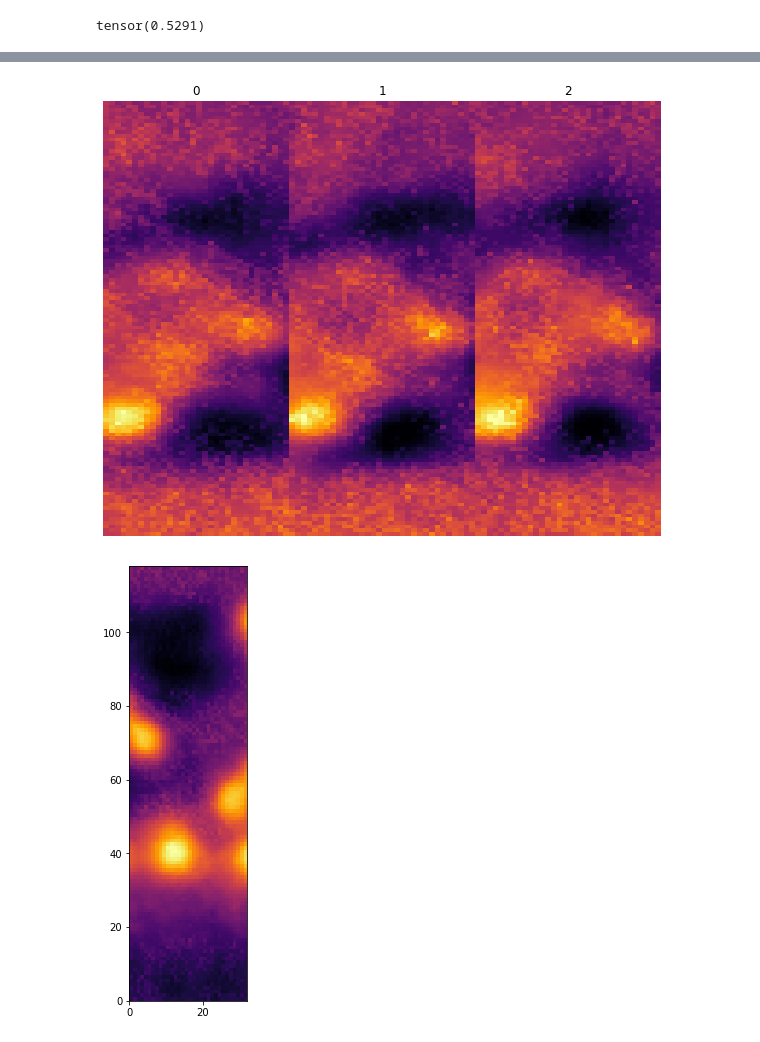
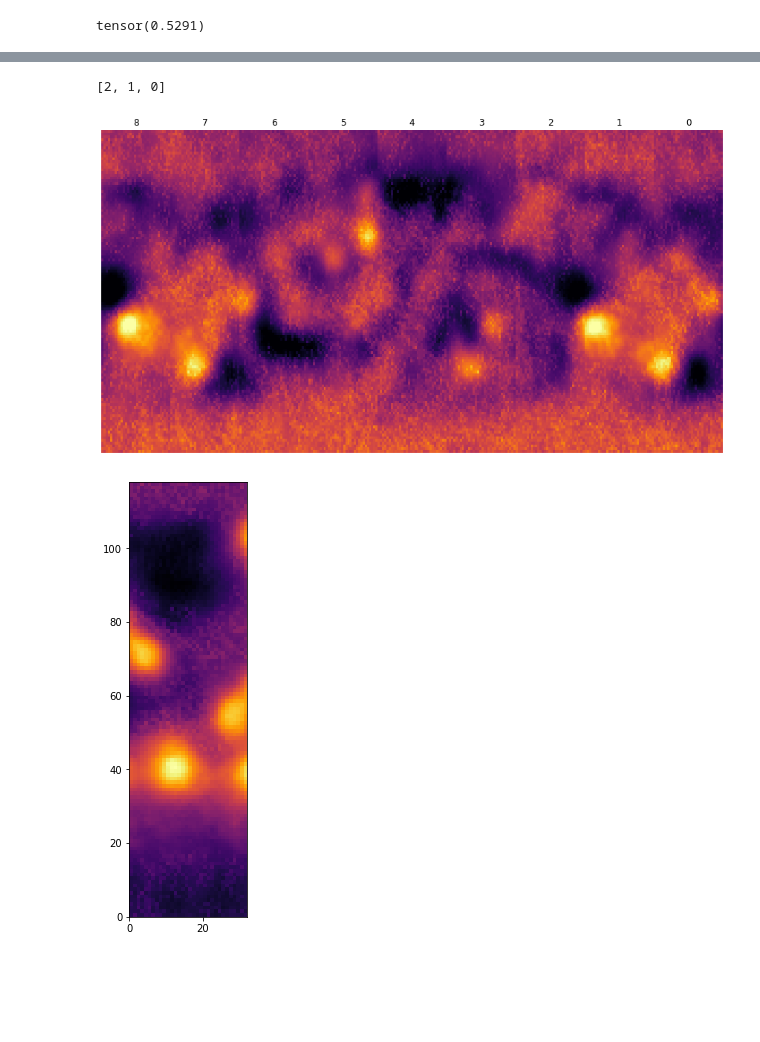
Before and after one commit to tvhahn/EarthGAN, a Jupyter notebook: notebooks/scratch/load_model_viz.ipynb, the cells around one changed output, grey strips where cells are left out. Drawn from its saved outputs; the diff is of its cells as text; code cells hidden in the pictures; blank space fills up the shorter version.

```diff
--- a/notebooks/scratch/load_model_viz.ipynb
+++ b/notebooks/scratch/load_model_viz.ipynb
@@ -197,41 +197,44 @@ for roll_n in range(0, 108, 4):
 96
 100
 104
+# %%
+title_list[::-1]
+# %% [output]
+[2, 1, 0]
 # %%
-fake_list = []
+fake_dict = {}
 title_list = []
-for i, roll_n in enumerate(range(0, 12, 4)):
-    fake=gen_output_slice_for_concatenate(input_data.to(device), gen, roll_increment=0, width=32)
-    fake_list.append(fake)
+for i, roll_n in enumerate(range(0, 36, 4)):
+    fake=gen_output_slice_for_concatenate(input_data.to(device), gen, roll_increment=roll_n, width=32)
+    fake_dict[i] = fake
     title_list.append(i)
-
 
 x_fake1=gen_output_slice_for_concatenate(input_data.to(device), gen, roll_increment=0, width=32)
 # print(x_fake1.shape)
 # x_fake2=gen_output_slice_for_concatenate(input_data.to(device), gen, roll_increment=4, width=32)
 # print(x_fake2.shape)
 # x_fake3=gen_output_slice_for_concatenate(input_data.to(device), gen, roll_increment=8, width=32)
 # x_fake3=gen_output_slice_for_concatenate(input_data.to(device), gen, roll_increment=8, width=32)
 
 # f = [x_fake1, x_fake2]
 # f = [x_fake3, x_fake2, x_fake1]
 # title_list = [3, 2, 1]
 
 vmax = x_fake1[0,0,90,:,:].max()
 vmin = x_fake1[0,0,90,:,:].min()
 
-fig, axes = plt.subplots(1,3, figsize=(10,8))
-for ax, x, t in zip(axes.flat, fake_list, title_list):
+fig, axes = plt.subplots(1,len(title_list), figsize=(15,8))
+for ax, fi in zip(axes.flat, title_list[::-1]):
 
-    ax.pcolormesh(x[0,0,90,:,:], cmap='inferno', vmin=vmin, vmax=vmax)
-    ax.set_title(t)
+    ax.pcolormesh(fake_dict[fi][0,0,90,:,:], cmap='inferno', vmin=vmin, vmax=vmax)
+    ax.set_title(fi)
     ax.get_xaxis().set_visible(False)
     ax.get_yaxis().set_visible(False)
     ax.axis('off')
 
 plt.subplots_adjust(wspace=0.0, hspace=0)
 # %% [output]
-[figure, old version]
+[figure, new version]
 # %%
 x_fake2=gen_output_slice_for_concatenate(input_data.to(device), gen, roll_increment=4, width=32)
 
```
Also changed, not shown: parts of 2 cells of this notebook, 5 other files.
